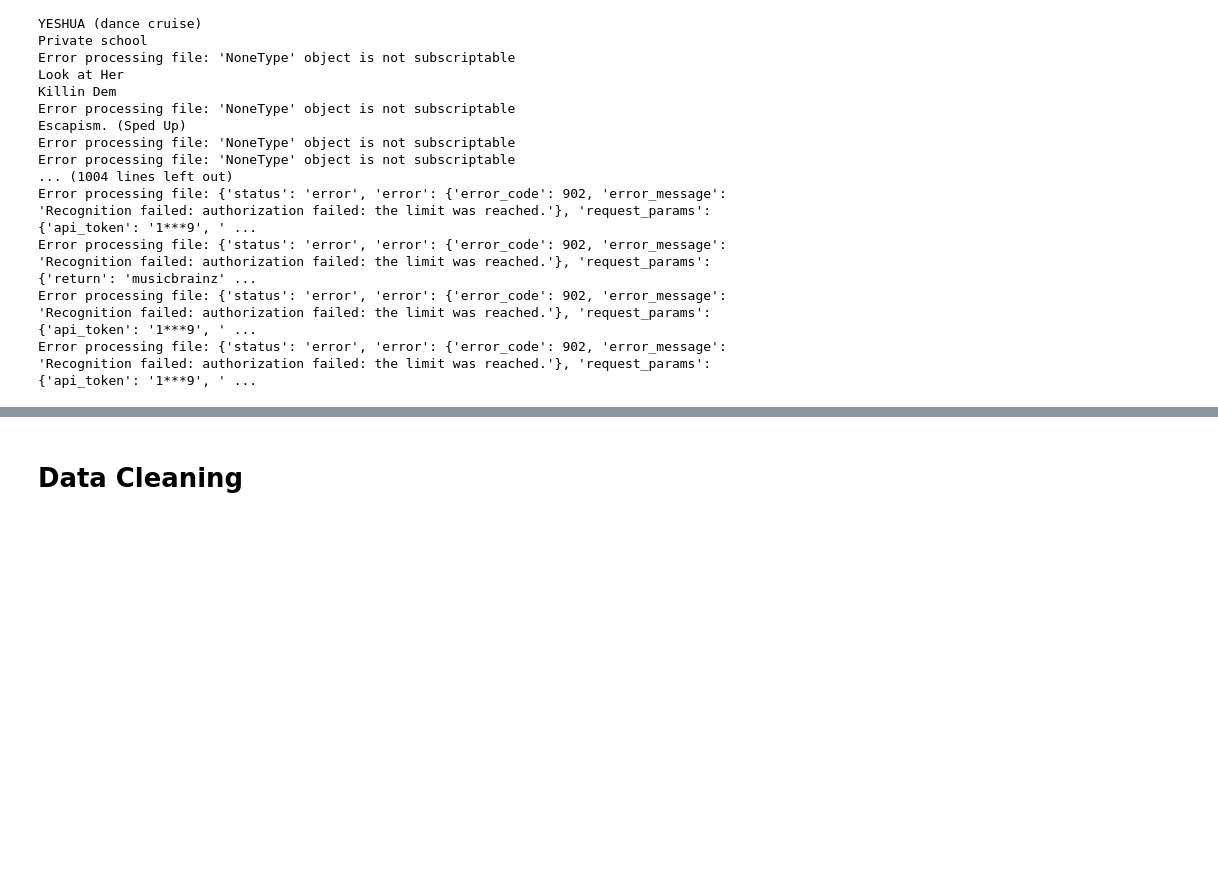
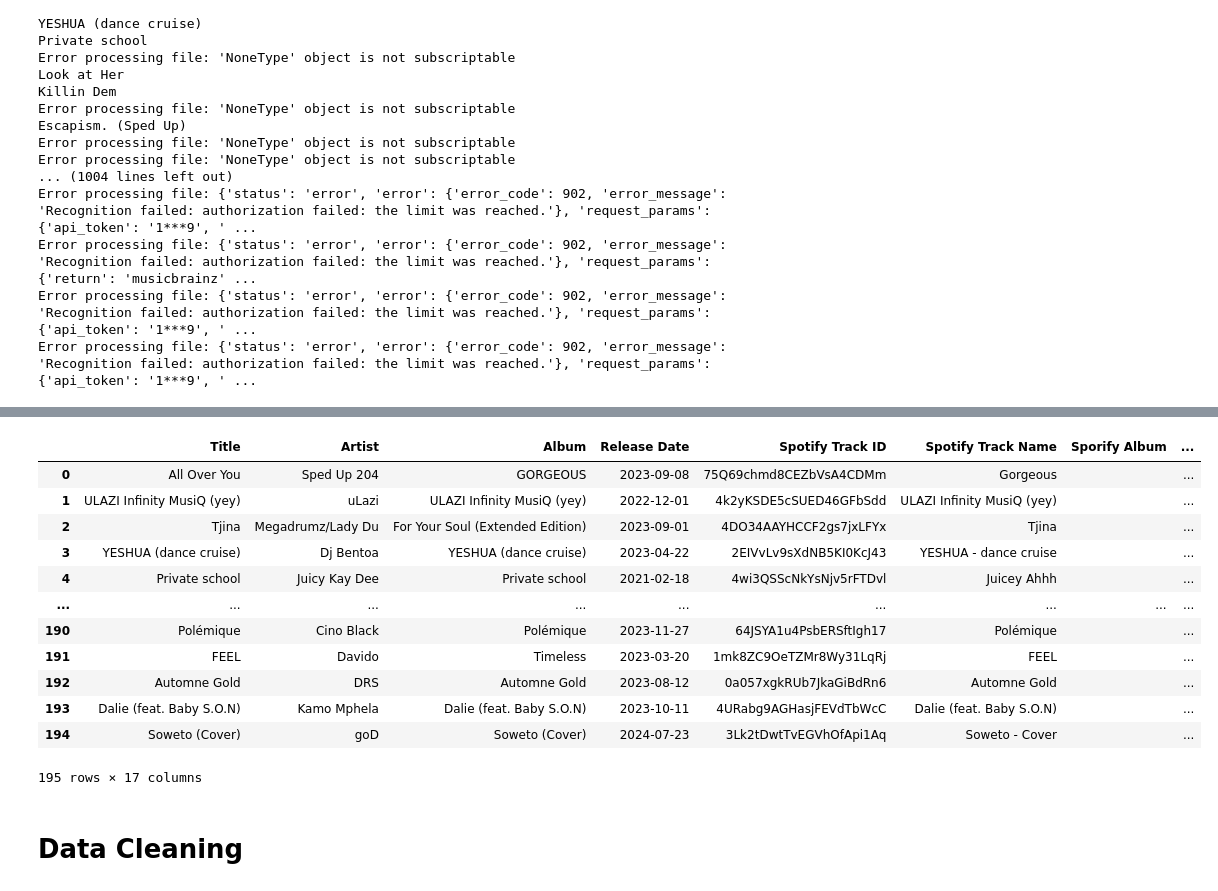
Before and after one commit to tedjkamau/dancevibedaily, a Jupyter notebook: Dancevibe.ipynb, the cells around one changed output, grey strips where cells are left out. Cells and saved outputs as stored; diff of their text form; code cells hidden in the pictures; blank space fills up the shorter version.

```diff
--- a/Dancevibe.ipynb
+++ b/Dancevibe.ipynb
@@ -116,2 +190,18 @@ df.to_csv('C:/Users/tedjo/Downloads/dancevibedaily/media/audio/audio_metadata.cs
+# %%
+df
+# %% [output]
+|  | Title | Artist | Album | Release Date | Spotify Track ID | Spotify Track Name | Sporify Album | ... |
+| 0 | All Over You | Sped Up 204 | GORGEOUS | 2023-09-08 | 75Q69chmd8CEZbVsA4CDMm | Gorgeous |  | ... |
+| 1 | ULAZI Infinity MusiQ (yey) | uLazi | ULAZI Infinity MusiQ (yey) | 2022-12-01 | 4k2yKSDE5cSUED46GFbSdd | ULAZI Infinity MusiQ (yey) |  | ... |
+| 2 | Tjina | Megadrumz/Lady Du | For Your Soul (Extended Edition) | 2023-09-01 | 4DO34AAYHCCF2gs7jxLFYx | Tjina |  | ... |
+| 3 | YESHUA (dance cruise) | Dj Bentoa | YESHUA (dance cruise) | 2023-04-22 | 2EIVvLv9sXdNB5KI0KcJ43 | YESHUA - dance cruise |  | ... |
+| 4 | Private school | Juicy Kay Dee | Private school | 2021-02-18 | 4wi3QSScNkYsNjv5rFTDvl | Juicey Ahhh |  | ... |
+| ... | ... | ... | ... | ... | ... | ... | ... | ... |
+| 190 | Polémique | Cino Black | Polémique | 2023-11-27 | 64JSYA1u4PsbERSftIgh17 | Polémique |  | ... |
+| 191 | FEEL | Davido | Timeless | 2023-03-20 | 1mk8ZC9OeTZMr8Wy31LqRj | FEEL |  | ... |
+| 192 | Automne Gold | DRS | Automne Gold | 2023-08-12 | 0a057xgkRUb7JkaGiBdRn6 | Automne Gold |  | ... |
+| 193 | Dalie (feat. Baby S.O.N) | Kamo Mphela | Dalie (feat. Baby S.O.N) | 2023-10-11 | 4URabg9AGHasjFEVdTbWcC | Dalie (feat. Baby S.O.N) |  | ... |
+| 194 | Soweto (Cover) | goD | Soweto (Cover) | 2024-07-23 | 3Lk2tDwtTvEGVhOfApi1Aq | Soweto - Cover |  | ... |
+195 rows × 17 columns
 # %% [markdown]
 # Data Cleaning
```
Also changed, not shown: parts of 7 cells of this notebook.
